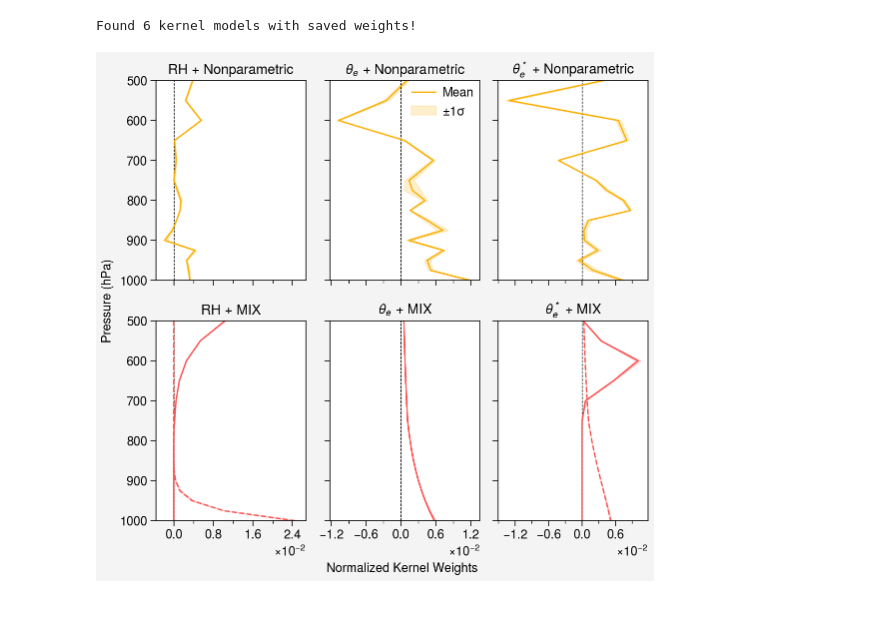
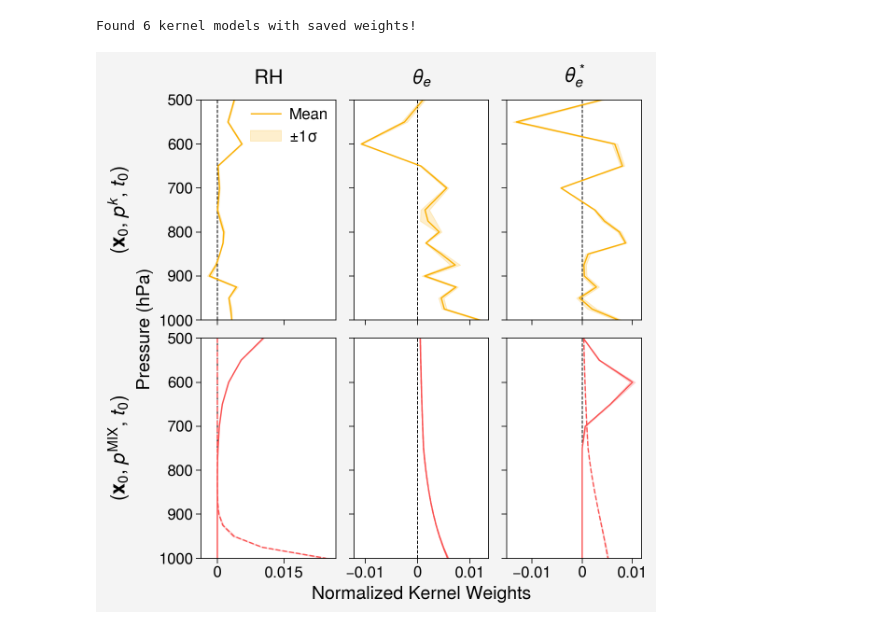
Before and after one commit to savannahferretti/monsoon-kernels, a Jupyter notebook: notebooks/weights.ipynb, the cells around one changed output. Drawn from its saved outputs; the diff is of its cells as text; code cells hidden in the pictures.

```diff
--- a/notebooks/weights.ipynb
+++ b/notebooks/weights.ipynb
@@ -8,9 +8,9 @@ import xarray as xr
 import proplot as pplt
 import matplotlib.ticker as mticker
 warnings.filterwarnings('ignore')
-pplt.rc.update({'fontsize':9,'reso':'xx-hi','figure.dpi':100})
+pplt.rc.update({'toplabel.weight':'normal','leftlabel.weight':'normal','fontsize':14,'figure.dpi':100})
 # %%
-with open('/global/cfs/cdirs/m4334/sferrett/monsoon-kernels/scripts/configs.json','r',encoding='utf-8') as f:
+with open('../scripts/configs.json','r',encoding='utf-8') as f:
     CONFIGS = json.load(f)
 SPLITSDIR  = CONFIGS['filepaths']['splits']
 WEIGHTSDIR = CONFIGS['filepaths']['weights']
@@ -20,9 +20,9 @@ SPLIT      = 'test'
 with xr.open_dataset(f'{SPLITSDIR}/{SPLIT}.h5', engine='h5netcdf') as ds:
     lev = ds['lev'].load()
 
-results = {}
+results = []
 for model in MODELS:
-    name = model['name']
+    name,desc = model['name'],model['description']
     if 'kernel' not in name:
         continue
     filepath = os.path.join(WEIGHTSDIR,f'{name}_{SPLIT}_weights.nc')
@@ -33,71 +33,48 @@ for model in MODELS:
             k1,k2 = ds['k1'].load(),ds['k2'].load()
             k1mean,k2mean = k1.mean('seed'),k2.mean('seed')
             k1std,k2std   = k1.std('seed'),k2.std('seed')
-            results[name] = dict(kind='mixture',mean1=k1mean,std1=k1std,mean2=k2mean,std2=k2std)
+            results.append((name,desc,'mixture',k1mean,k1std,k2mean,k2std))
         else:
             k     = ds['k'].load()
             kmean = k.mean('seed')
             kstd  = k.std('seed')
-            results[name] = dict(kind='single',mean=kmean,std=kstd)
+            results.append((name,desc,'single',kmean,kstd))
 
 print(f'Found {len(results)} kernel models with saved weights!')
 # %% [output]
 Found 6 kernel models with saved weights!
 # %%
-families   = [('nonparametric','Nonparametric'),
-              ('mixparametric','MIX')]
-familylabels = [title for _,title in families]
-varlabels    = ['RH',r'$\mathit{\theta_e}$',r'$\mathit{\theta_e^*}$']
-nrows,ncols  = len(families),3
+keys = ('nonparametric', 'mixparametric')
+rows = [next(r for r in results if k in r[0]) for k in keys]
+rowlabels = [r[1] for r in rows]
+collabels = ['RH',r'$\mathit{\theta_e}$',r'$\mathit{\theta_e^*}$']
 
-fig,axs = pplt.subplots(nrows=nrows,ncols=ncols,refwidth=1.5,refheight=2,sharex=True,sharey=True)
-axs.format(grid=False,ylabel='Pressure (hPa)',yreverse=True,yminorticks='none')
-
-colmin = [np.inf]*ncols
-colmax = [-np.inf]*ncols
-for row,(family,title) in enumerate(families):
-    name  = next((nm for nm in results if family in nm),None)
-    entry = results[name]
+fig,axs = pplt.subplots(nrows=len(rowlabels),ncols=len(collabels),width=6,height=6,wspace=1,hspace=1,sharex='limits',sharey=True)
+axs.format(rowlabels=rowlabels,collabels=collabels,grid=False,
+           xlabel='Normalized Kernel Weights',xticklabelsize=12,
+           ylabel='Pressure (hPa)',yticklabelsize=12,yminorticks='none')
+for row,(name,desc,kind,*data) in enumerate(rows):
     color = 'yellow6' if ('nonparametric' in name) else 'red6'
-    for col in range(ncols):
+    for col in range(len(collabels)):
         ax = axs[row,col]
-        ax.format(title=f'{varlabels[col]} + {familylabels[row]}')
-        ax.axvline(0,color='k',linewidth=0.5,linestyle='--')
-        if entry['kind']=='mixture':
-            mean1,std1 = entry['mean1'].isel(field=col),entry['std1'].isel(field=col)
-            mean2,std2 = entry['mean2'].isel(field=col),entry['std2'].isel(field=col)
-            ax.plot(mean1,lev,color=color,linewidth=1,label='Component 1')
-            ax.plot(mean2,lev,color=color,linewidth=1,linestyle='--',label='Component 2')
+        ax.axvline(0,color='k',linewidth=0.7,linestyle='--')
+        if kind=='mixture':
+            mean1,std1 = data[0].isel(field=col),data[1].isel(field=col)
+            mean2,std2 = data[2].isel(field=col),data[3].isel(field=col)
+            ax.plot(mean1,lev,color=color,linewidth=1)
+            ax.plot(mean2,lev,color=color,linewidth=1,linestyle='--')
             ax.fill_betweenx(lev,mean1-std1,mean1+std1,color=color,alpha=0.2)
             ax.fill_betweenx(lev,mean2-std2,mean2+std2,color=color,alpha=0.2)
-            values = [mean1.values,mean2.values,
-                      (mean1-std1).values,(mean1+std1).values,
-                      (mean2-std2).values,(mean2+std2).values]
         else:
-            mean,std = entry['mean'].isel(field=col),entry['std'].isel(field=col)
+            mean,std = data[0].isel(field=col),data[1].isel(field=col)
             ax.plot(mean,lev,color=color,linewidth=1,label='Mean')
             ax.fill_betweenx(lev,mean-std,mean+std,color=color,alpha=0.2,label=r'$\pm 1\sigma$')
-            values = [mean.values,(mean-std).values,(mean+std).values]
-            if row==0 and col==1:
-                ax.legend(loc='ur',ncols=1,frame=False)
-        vmin = min(float(np.nanmin(v)) for v in values)
-        vmax = max(float(np.nanmax(v)) for v in values)
-        colmin[col] = min(colmin[col],vmin)
-        colmax[col] = max(colmax[col],vmax)
-        ax.xaxis.set_major_locator(mticker.MaxNLocator(nbins=5))
-        ax.xaxis.set_minor_locator(mticker.AutoMinorLocator(2))
-        if row == nrows-1:
-            ax.xaxis.set_major_formatter(mticker.ScalarFormatter(useMathText=True))
-            ax.ticklabel_format(axis='x',style='sci',scilimits=(-2,2))
-        else:
-            ax.format(xticklabels=[])
-for col in range(ncols):
-    xmin,xmax = colmin[col],colmax[col]
-    span = max(xmax-xmin,1e-12)
-    pad  = 0.05*span
-    axs[:,col].format(xlim=(xmin-pad,xmax+pad),xreverse=False)
-fig.format(xlabel='Normalized Kernel Weights',xlabelpad=15)
+        ax.xaxis.set_major_locator(mticker.MaxNLocator(nbins=3,prune='both'))
+        ax.xaxis.set_minor_locator(mticker.NullLocator())
+axs.format(xreverse=False,yreverse=True)
+axs[:-1,:].tick_params(axis='x',labelbottom=False)
+axs[0,0].legend(loc='ur',ncols=1,frame=False,prop={'size':12})
 pplt.show()
-fig.save('../figs/weightsbest.png')
+fig.save('../figs/fig_3.png')
 # %% [output]
-[figure, old version]
+[figure, new version]
```
Also changed, not shown: parts of 3 cells of this notebook, 4 other files.
